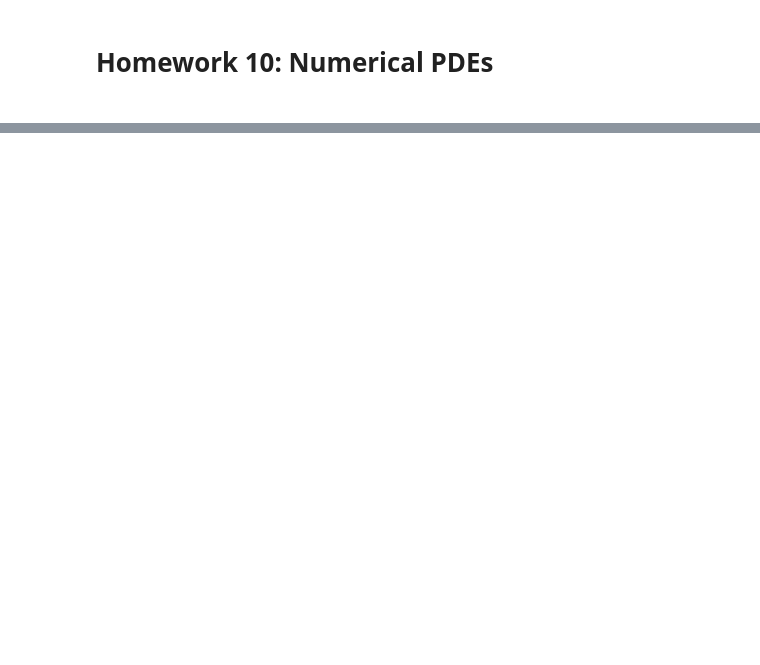
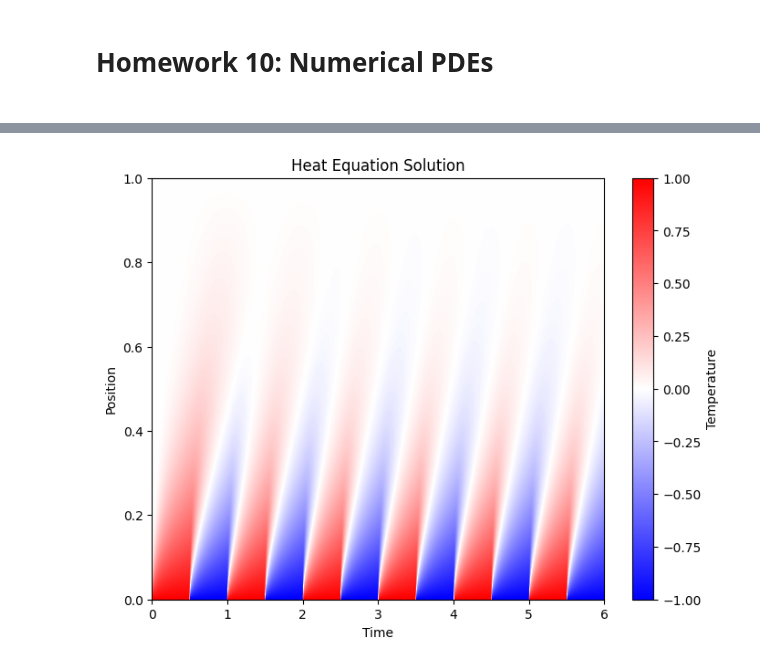
Before and after one commit to chtang-hmc/PHYS064, a Jupyter notebook: HW10C.ipynb, the cells around one changed output, grey strips where cells are left out. Cells and saved outputs as stored; diff of their text form; code cells hidden in the pictures; blank space fills up the shorter version.

```diff
--- a/HW10C.ipynb
+++ b/HW10C.ipynb
@@ -148,0 +80,43 @@ ValueError: non-broadcastable output operand with shape (1,) doesn't match the b
+# %%
+# use the semi-discrete method to solve the heat equation with the given boundary conditions
+
+from scipy.integrate import solve_ivp
+import matplotlib.pyplot as plt
+
+# Parameters
+L = 1.0  # Length of the rod
+Nx = 200  # Number of spatial grid points
+alpha = 0.1  # Thermal diffusivity
+tau = 1.0  # Time constant
+T1 = 1  # Temperature at x=0
+
+# Spatial grid
+x = np.linspace(0, L, Nx)
+dx = x[1] - x[0]
+
+# Initial condition
+u0 = np.zeros(Nx)
+
+# Define the function for the spatial derivative
+def dudt(t, u):
+    if t % tau < tau / 2:
+        u[0] = T1
+    else:
+        u[0] = -T1
+    dudx2 = np.zeros_like(u)
+    dudx2[1:-1] = (u[:-2] - 2 * u[1:-1] + u[2:]) / dx**2
+    return alpha * dudx2
+
+# Solve the heat equation using semi-discretization
+sol = solve_ivp(dudt, [0, tau*6], u0, t_eval=np.linspace(0, tau*6, 1000))
+
+# Plot the solution
+plt.figure(figsize=(8, 6))
+plt.imshow(sol.y, extent=[0, tau*6, 0, L], aspect='auto', cmap='bwr', origin='lower')
+plt.colorbar(label='Temperature')
+plt.xlabel('Time')
+plt.ylabel('Position')
+plt.title('Heat Equation Solution')
+plt.show()
+# %% [output]
+[figure, added]
```
Also changed, not shown: parts of 14 cells of this notebook.
